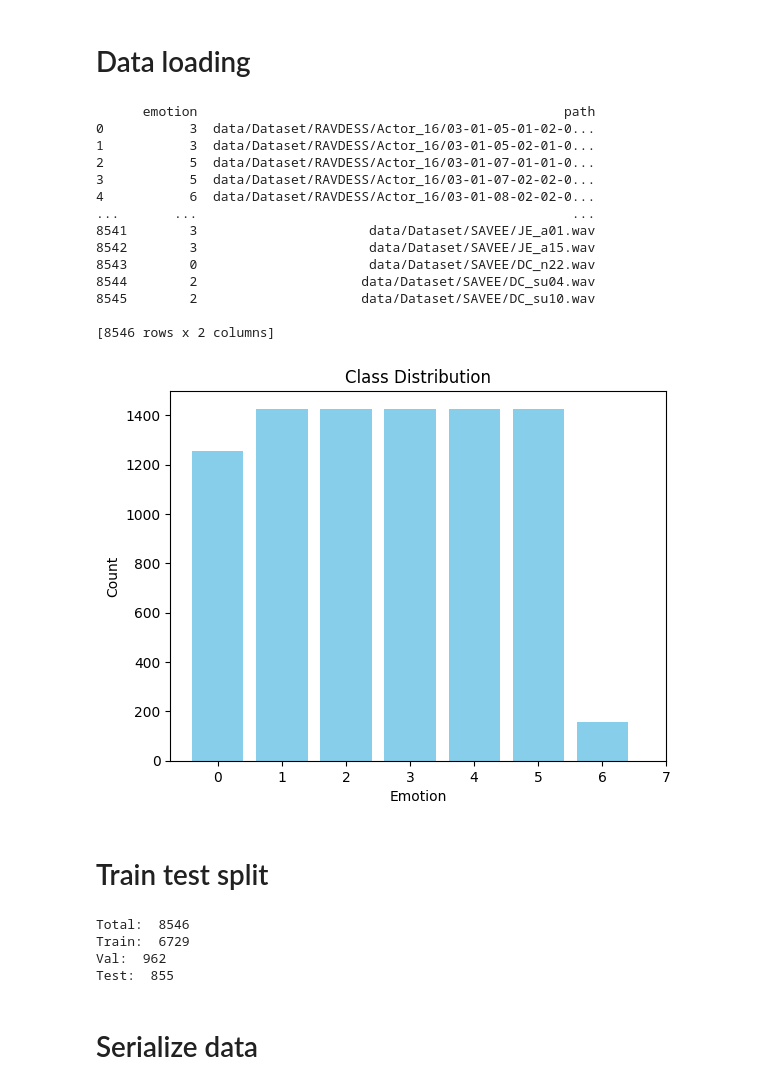
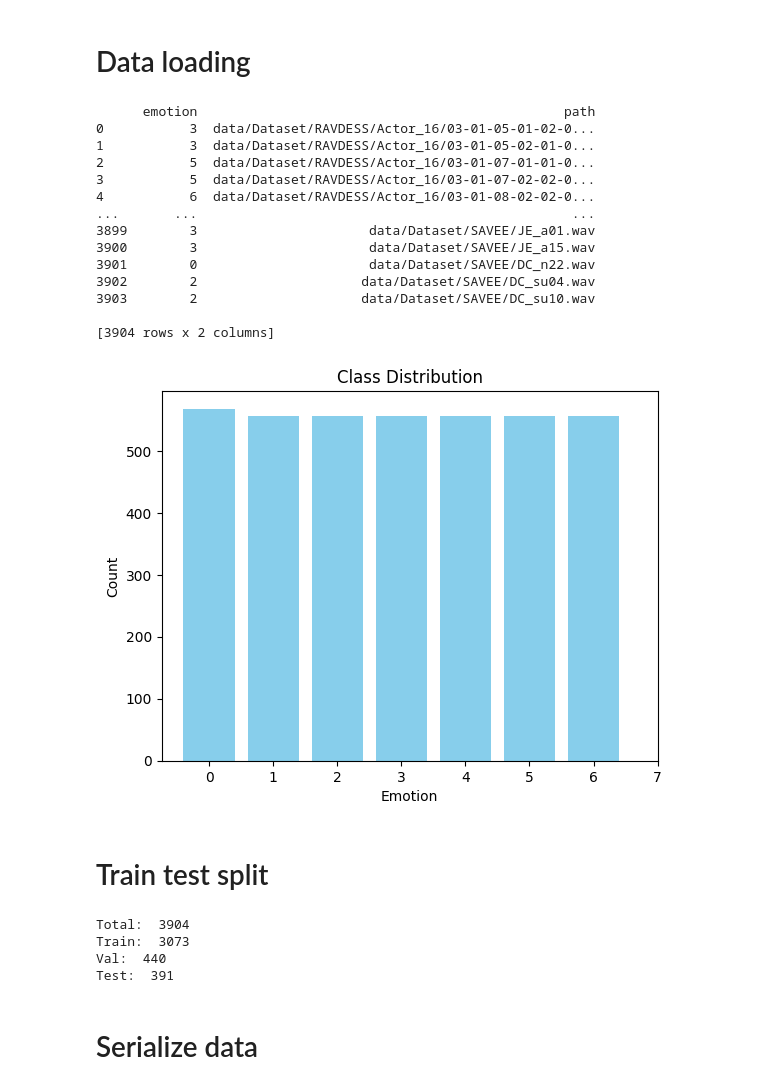
Before and after one commit to Ale-Dili/Progetto_APR, a Jupyter notebook: process_dataset.ipynb, the cells around one changed output. Cells and saved outputs as stored; diff of their text form; code cells hidden in the pictures.

```diff
--- a/process_dataset.ipynb
+++ b/process_dataset.ipynb
@@ -144,37 +144,37 @@ def plot_class_distribution(y):
 # %%
 #Folder names
 Ravdess = "RAVDESS"
 Crema = "CREMA-D"
 Tess = "TESS"
 Savee = "SAVEE"
 
 
 df = pd.DataFrame(columns=["emotion", "path"])
 
 df = load_dataset(dataset=Ravdess, df = df, remove_duplicates=True,ignore_calm=IGNORE_CALM)
-df = load_dataset(dataset=Crema, df =df, ignore_calm=IGNORE_CALM)
-#df = load_dataset(dataset=Tess, df = df,ignore_calm=IGNORE_CALM)
+#df = load_dataset(dataset=Crema, df =df, ignore_calm=IGNORE_CALM)
+df = load_dataset(dataset=Tess, df = df,ignore_calm=IGNORE_CALM)
 df = load_dataset(dataset=Savee, df = df,ignore_calm=IGNORE_CALM)
 
 print(df)
 
 plot_class_distribution(df['emotion'])
 # %% [output]
       emotion                                               path
 0           3  data/Dataset/RAVDESS/Actor_16/03-01-05-01-02-0...
 1           3  data/Dataset/RAVDESS/Actor_16/03-01-05-02-01-0...
 2           5  data/Dataset/RAVDESS/Actor_16/03-01-07-01-01-0...
 3           5  data/Dataset/RAVDESS/Actor_16/03-01-07-02-02-0...
 4           6  data/Dataset/RAVDESS/Actor_16/03-01-08-02-02-0...
 ...       ...                                                ...
-8541        3                      data/Dataset/SAVEE/JE_a01.wav
-8542        3                      data/Dataset/SAVEE/JE_a15.wav
-8543        0                      data/Dataset/SAVEE/DC_n22.wav
-8544        2                     data/Dataset/SAVEE/DC_su04.wav
-8545        2                     data/Dataset/SAVEE/DC_su10.wav
+3899        3                      data/Dataset/SAVEE/JE_a01.wav
+3900        3                      data/Dataset/SAVEE/JE_a15.wav
+3901        0                      data/Dataset/SAVEE/DC_n22.wav
+3902        2                     data/Dataset/SAVEE/DC_su04.wav
+3903        2                     data/Dataset/SAVEE/DC_su10.wav
 
-[8546 rows x 2 columns]
+[3904 rows x 2 columns]
-[figure, old version]
+[figure, new version]
 # %% [markdown]
 # Train test split
 # %%
@@ -196,10 +196,10 @@ print("Train: ", len(train_indices))
 print("Val: ", len(val_indices))
 print("Test: ", len(test_indices))
 # %% [output]
-Total:  8546
-Train:  6729
-Val:  962
-Test:  855
+Total:  3904
+Train:  3073
+Val:  440
+Test:  391
 # %% [markdown]
 # Serialize data
 # %%
```
Also changed, not shown: 4 other files.
